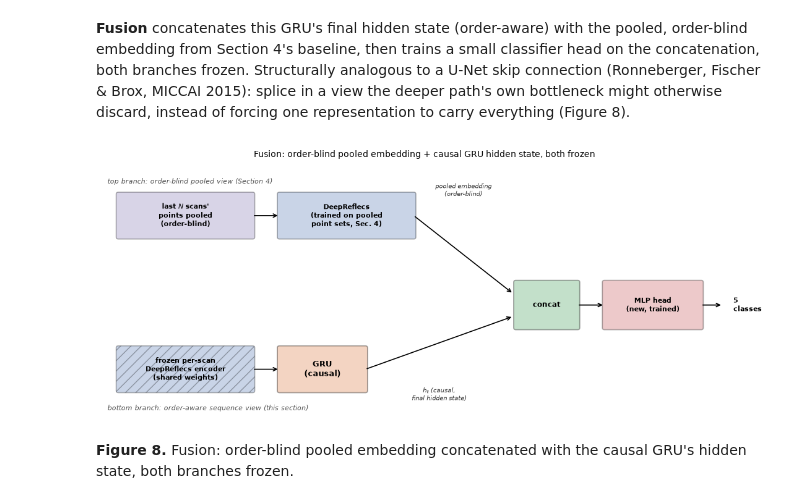
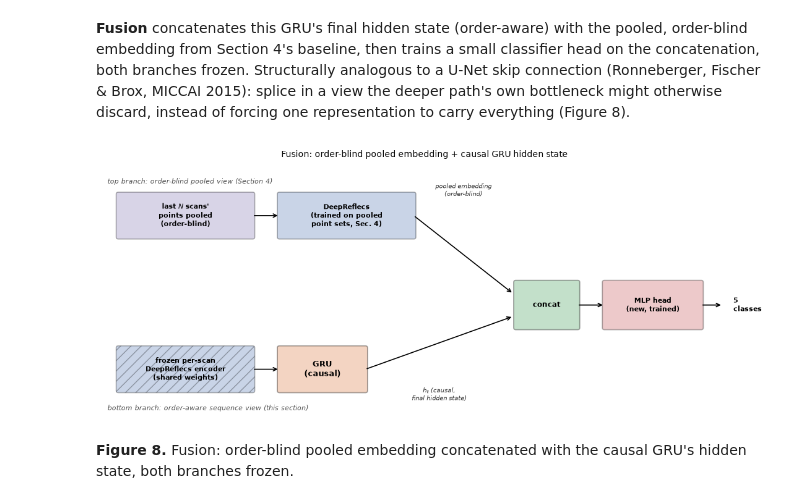
Before and after one commit to brunopinto900/radar-ml-autonomous-driving, a Jupyter notebook: notebooks/final_report.ipynb, the cells around one changed output. Saved outputs shown, nothing was run; the diff lists cells and outputs as text; code cells hidden in the pictures.

Commit message:
Trim "both frozen" from the fusion diagram's title
Redundant with the text already explaining both branches are frozen.

```diff
--- a/notebooks/final_report.ipynb
+++ b/notebooks/final_report.ipynb
@@ -403,35 +403,35 @@ concat_top_in = (concat_x - 0.05, concat_y + hc * 0.75)
 concat_bot_in = (concat_x - 0.05, concat_y + hc * 0.25)
 
 ax.annotate("", xy=concat_top_in, xytext=top_start, arrowprops=dict(arrowstyle="->", color="k", lw=1.2))
 ax.text((top_start[0] + concat_top_in[0]) / 2, top_start[1] + 0.35, "pooled embedding\n(order-blind)",
         ha="center", va="bottom", fontsize=7.3, style="italic", color="#333")
 
 ax.annotate("", xy=concat_bot_in, xytext=bot_start, arrowprops=dict(arrowstyle="->", color="k", lw=1.2))
 ax.text((bot_start[0] + concat_bot_in[0]) / 2, bot_start[1] - 0.35, "$h_t$ (causal,\nfinal hidden state)",
         ha="center", va="top", fontsize=7.3, style="italic", color="#333")
 
 ax.add_patch(mpatches.FancyBboxPatch((concat_x, concat_y), wc, hc, boxstyle="round,pad=0.04",
                                       linewidth=1.3, edgecolor="k", facecolor="#55A868", alpha=0.35))
 ax.text(concat_x + wc / 2, concat_y + hc / 2, "concat", ha="center", va="center", fontsize=8.5, fontweight="bold")
 
 w5, h5 = 1.8, 0.9
 x5 = concat_x + wc + 0.5
 ax.add_patch(mpatches.FancyBboxPatch((x5, concat_y), w5, h5, boxstyle="round,pad=0.04",
                                       linewidth=1.3, edgecolor="k", facecolor="#C44E52", alpha=0.3))
 ax.text(x5 + w5 / 2, concat_y + h5 / 2, "MLP head\n(new, trained)", ha="center", va="center",
         fontsize=8, fontweight="bold")
 ax.annotate("", xy=(x5, concat_y + h5 / 2), xytext=(concat_x + wc, concat_y + hc / 2),
             arrowprops=dict(arrowstyle="->", color="k", lw=1.3))
 
 ax.annotate("", xy=(11.55, concat_y + h5 / 2), xytext=(x5 + w5, concat_y + h5 / 2),
             arrowprops=dict(arrowstyle="->", color="k", lw=1.3))
 ax.text(11.75, concat_y + h5 / 2, "5\nclasses", ha="left", va="center", fontsize=8, fontweight="bold")
 
-ax.set_title("Fusion: order-blind pooled embedding + causal GRU hidden state, both frozen", fontsize=10, pad=14)
+ax.set_title("Fusion: order-blind pooled embedding + causal GRU hidden state", fontsize=10, pad=14)
 fig.tight_layout()
 plt.show()
 # %% [output]
-[figure, old version]
+[figure, new version]
 # %% [markdown]
 **Figure 8.** Fusion: order-blind pooled embedding concatenated with the causal GRU's hidden state, both branches frozen.
 # %%
```
Also changed, not shown: 2 other files.
